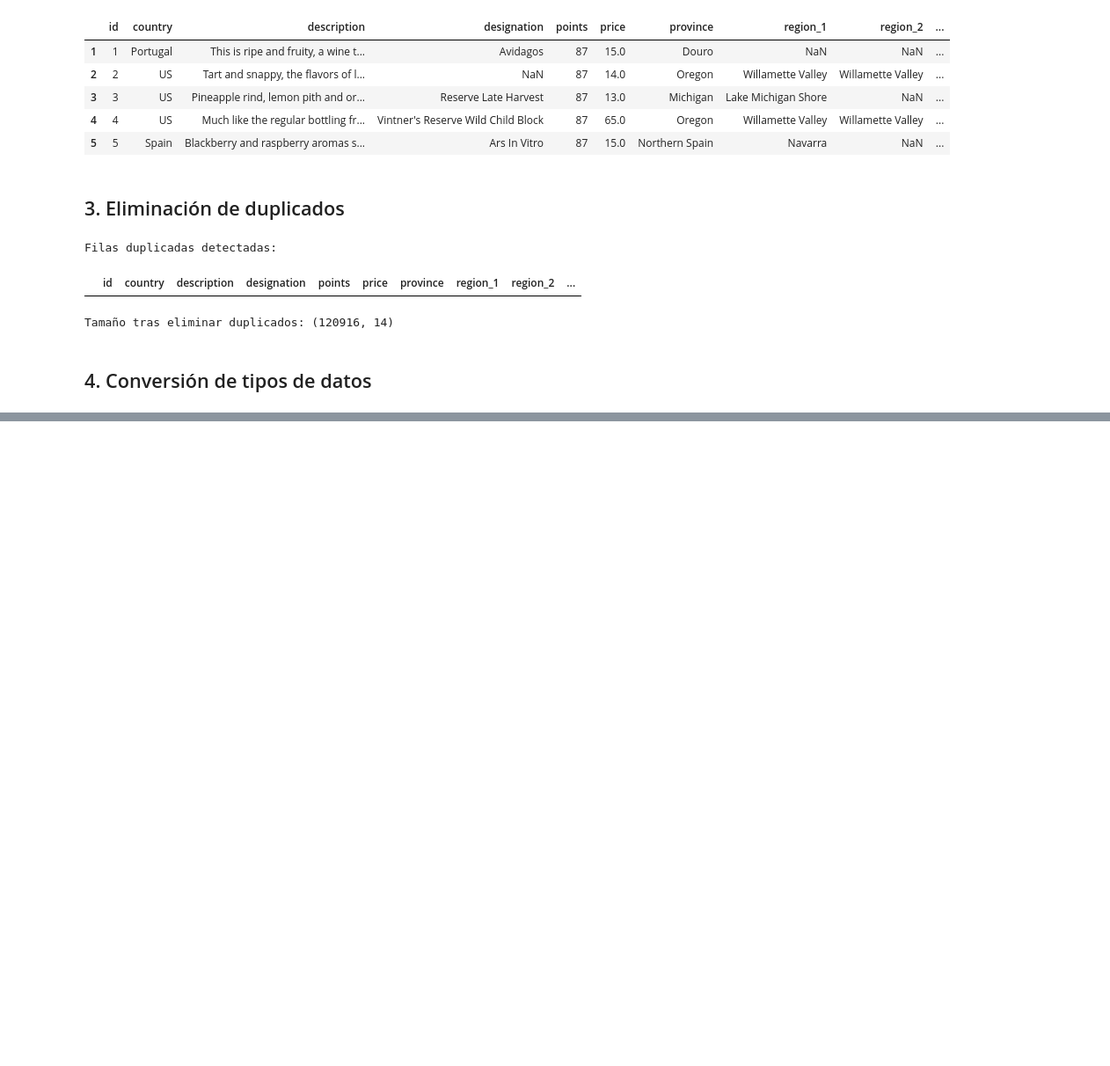
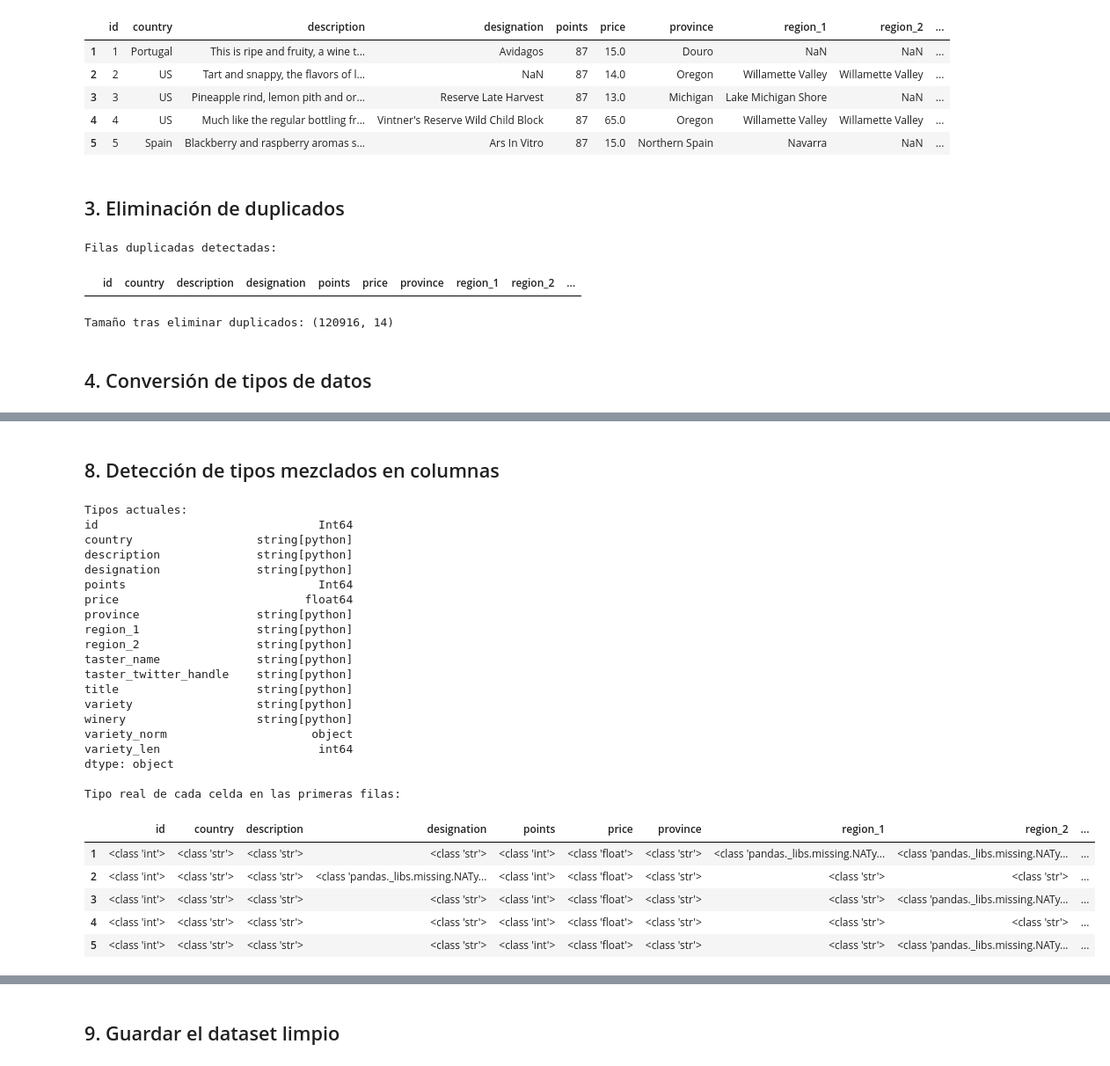
Before and after one commit to Dianathecoder/Wine-Tasting_Dataset, a Jupyter notebook: analisis.ipynb, the cells around one changed output, grey strips where cells are left out. Shown: that part at 88% size. Cells and saved outputs as stored; diff of their text form; code cells hidden in the pictures; blank space fills up the shorter version.

```diff
--- a/analisis.ipynb
+++ b/analisis.ipynb
@@ -156,0 +171,20 @@ print(mejores_espanya[['title', 'points', 'price']])
+# %%
+# Normalizar nombres de variedades:
+# - quitar espacios iniciales y finales
+# - poner en mayúscula inicial cada palabra
+# - eliminar espacios internos ( "Pinot Noir" → "Pinotnoir" )
+
+df['variety_norm'] = (
+    df['variety']
+        .astype(str)
+        .str.strip()
+        .str.title()
+        .str.replace(' ', '', regex=False)
+)
+
+display(df[['variety', 'variety_norm']].head(10))
+
+# Buscar todas las filas que contienen "Pinot"
+pinot_rows = df[df['variety_norm'].str.contains('Pinot', case=False, na=False)]
+print("Filas con Pinot:")
+display(pinot_rows)
@@ -156,0 +205,12 @@ print(mejores_espanya[['title', 'points', 'price']])
+# %%
+# Longitud del nombre de la variedad normalizada
+df['variety_len'] = df['variety_norm'].str.len()
+
+# Variedades que empiezan por 'P' (por ejemplo Pinot, Petit Verdot, etc.)
+varieties_p = df[df['variety_norm'].str.startswith('P', na=False)]
+
+print("Variedades que empiezan por 'P':")
+display(varieties_p[['variety', 'variety_norm', 'variety_len']].drop_duplicates())
+
+# Mostrar algunas filas con la longitud de la variedad
+display(df[['variety', 'variety_norm', 'variety_len']].head())
@@ -156,0 +238,41 @@ print(mejores_espanya[['title', 'points', 'price']])
+# %% [markdown]
+## 8. Detección de tipos mezclados en columnas
+# %%
+print("Tipos actuales:")
+print(df.dtypes)
+
+print("\nTipo real de cada celda en las primeras filas:")
+display(df.applymap(type).head())
+
+# Convertir automáticamente al tipo más adecuado (opcional)
+df = df.convert_dtypes()
+
+print("\nTipos tras convert_dtypes():")
+print(df.dtypes)
+# %% [output]
+Tipos actuales:
+id                                Int64
+country                  string[python]
+description              string[python]
+designation              string[python]
+points                            Int64
+price                           float64
+province                 string[python]
+region_1                 string[python]
+region_2                 string[python]
+taster_name              string[python]
+taster_twitter_handle    string[python]
+title                    string[python]
+variety                  string[python]
+winery                   string[python]
+variety_norm                     object
+variety_len                       int64
+dtype: object
+
+Tipo real de cada celda en las primeras filas:
+|  | id | country | description | designation | points | price | province | region_1 | region_2 | ... |
+| 1 | <class 'int'> | <class 'str'> | <class 'str'> | <class 'str'> | <class 'int'> | <class 'float'> | <class 'str'> | <class 'pandas._libs.missing.NATy... | <class 'pandas._libs.missing.NATy... | ... |
+| 2 | <class 'int'> | <class 'str'> | <class 'str'> | <class 'pandas._libs.missing.NATy... | <class 'int'> | <class 'float'> | <class 'str'> | <class 'str'> | <class 'str'> | ... |
+| 3 | <class 'int'> | <class 'str'> | <class 'str'> | <class 'str'> | <class 'int'> | <class 'float'> | <class 'str'> | <class 'str'> | <class 'pandas._libs.missing.NATy... | ... |
+| 4 | <class 'int'> | <class 'str'> | <class 'str'> | <class 'str'> | <class 'int'> | <class 'float'> | <class 'str'> | <class 'str'> | <class 'str'> | ... |
+| 5 | <class 'int'> | <class 'str'> | <class 'str'> | <class 'str'> | <class 'int'> | <class 'float'> | <class 'str'> | <class 'str'> | <class 'pandas._libs.missing.NATy... | ... |
@@ -156,0 +297,2 @@ print(mejores_espanya[['title', 'points', 'price']])
+# %% [markdown]
+## 9. Guardar el dataset limpio
```
Also changed, not shown: parts of 13 cells of this notebook, 1 other file.
